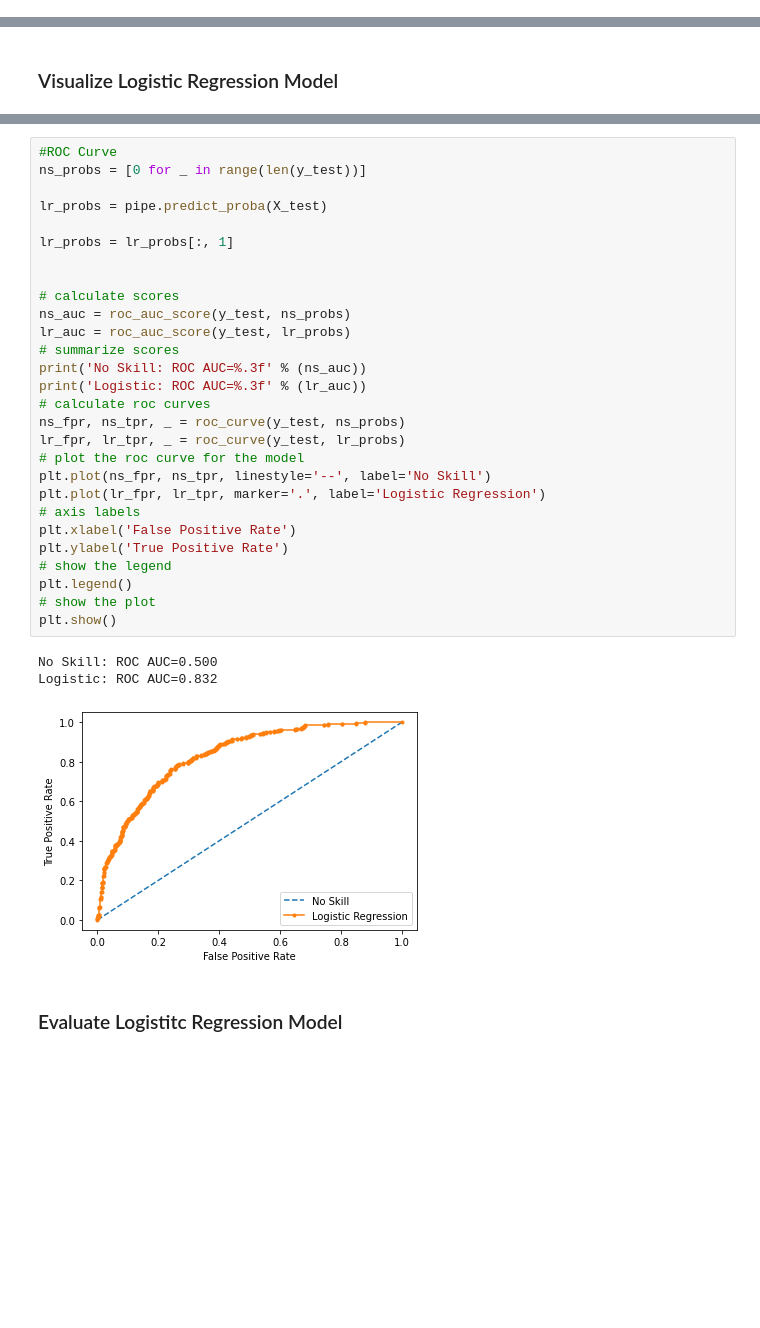
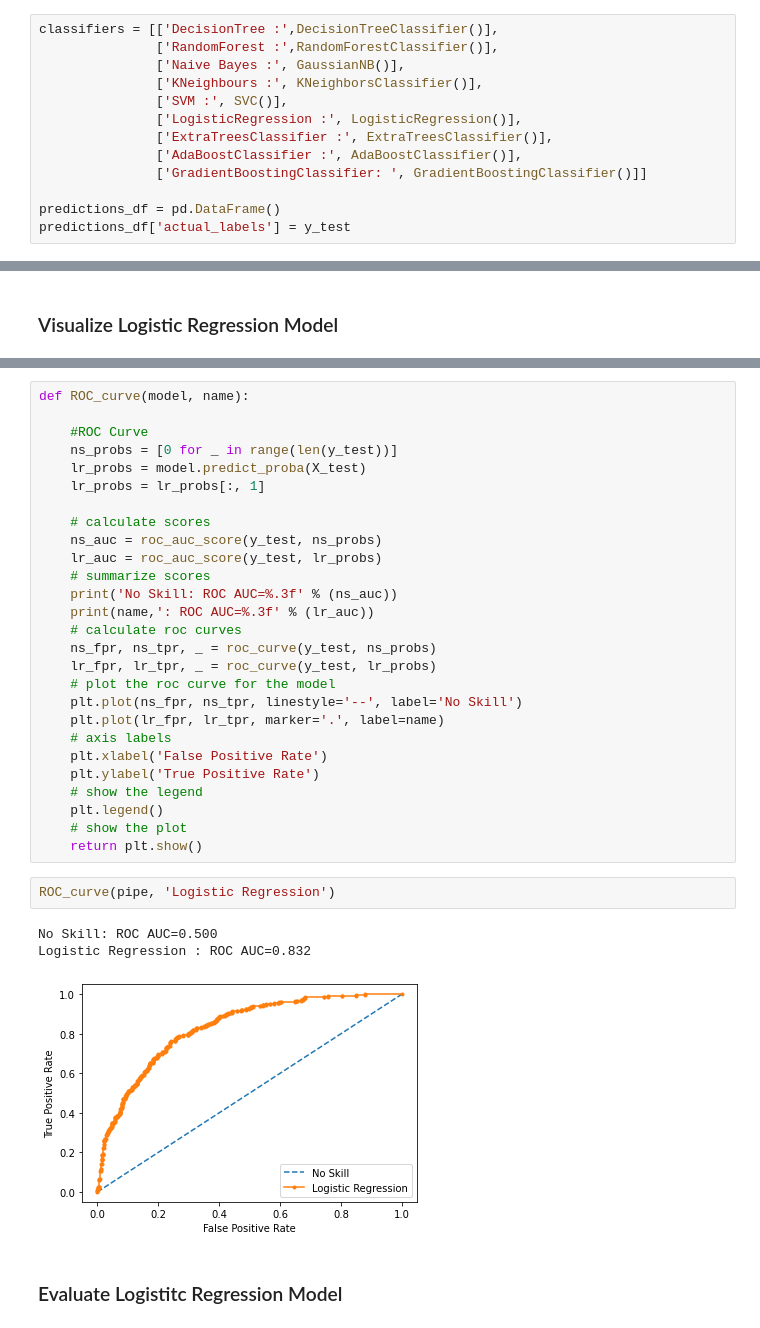
Before and after one commit to ehannell/customer_retention, a Jupyter notebook: Model/customer_retention_model.ipynb, the cells around one changed output, grey strips where cells are left out. Saved outputs shown, nothing was run; the diff lists cells and outputs as text; blank space fills up the shorter version.

```diff
--- a/Model/customer_retention_model.ipynb
+++ b/Model/customer_retention_model.ipynb
@@ -413,0 +488,13 @@ The first machine learning section of this notebook consists of a statistical tr
+# %%
+classifiers = [['DecisionTree :',DecisionTreeClassifier()],
+               ['RandomForest :',RandomForestClassifier()],
+               ['Naive Bayes :', GaussianNB()],
+               ['KNeighbours :', KNeighborsClassifier()],
+               ['SVM :', SVC()],
+               ['LogisticRegression :', LogisticRegression()],
+               ['ExtraTreesClassifier :', ExtraTreesClassifier()],
+               ['AdaBoostClassifier :', AdaBoostClassifier()],
+               ['GradientBoostingClassifier: ', GradientBoostingClassifier()]]
+
+predictions_df = pd.DataFrame()
+predictions_df['actual_labels'] = y_test
@@ -514,34 +627,35 @@ disp = plot_precision_recall_curve(pipe, X_test, y_test)
 # %%
-#ROC Curve
-ns_probs = [0 for _ in range(len(y_test))]
+def ROC_curve(model, name):
 
-lr_probs = pipe.predict_proba(X_test)
+    #ROC Curve
+    ns_probs = [0 for _ in range(len(y_test))]
+    lr_probs = model.predict_proba(X_test)
+    lr_probs = lr_probs[:, 1]
 
-lr_probs = lr_probs[:, 1]
-
-
-# calculate scores
-ns_auc = roc_auc_score(y_test, ns_probs)
-lr_auc = roc_auc_score(y_test, lr_probs)
-# summarize scores
-print('No Skill: ROC AUC=%.3f' % (ns_auc))
-print('Logistic: ROC AUC=%.3f' % (lr_auc))
-# calculate roc curves
-ns_fpr, ns_tpr, _ = roc_curve(y_test, ns_probs)
-lr_fpr, lr_tpr, _ = roc_curve(y_test, lr_probs)
-# plot the roc curve for the model
-plt.plot(ns_fpr, ns_tpr, linestyle='--', label='No Skill')
-plt.plot(lr_fpr, lr_tpr, marker='.', label='Logistic Regression')
-# axis labels
-plt.xlabel('False Positive Rate')
-plt.ylabel('True Positive Rate')
-# show the legend
-plt.legend()
-# show the plot
-plt.show()
+    # calculate scores
+    ns_auc = roc_auc_score(y_test, ns_probs)
+    lr_auc = roc_auc_score(y_test, lr_probs)
+    # summarize scores
+    print('No Skill: ROC AUC=%.3f' % (ns_auc))
+    print(name,': ROC AUC=%.3f' % (lr_auc))
+    # calculate roc curves
+    ns_fpr, ns_tpr, _ = roc_curve(y_test, ns_probs)
+    lr_fpr, lr_tpr, _ = roc_curve(y_test, lr_probs)
+    # plot the roc curve for the model
+    plt.plot(ns_fpr, ns_tpr, linestyle='--', label='No Skill')
+    plt.plot(lr_fpr, lr_tpr, marker='.', label=name)
+    # axis labels
+    plt.xlabel('False Positive Rate')
+    plt.ylabel('True Positive Rate')
+    # show the legend
+    plt.legend()
+    # show the plot
+    return plt.show()
-# %% [output]
-No Skill: ROC AUC=0.500
-Logistic: ROC AUC=0.832
-[figure, removed]
+# %%
+ROC_curve(pipe, 'Logistic Regression')
+# %% [output]
+No Skill: ROC AUC=0.500
+Logistic Regression : ROC AUC=0.832
+[figure, added]
 # %% [markdown]
 ### Evaluate Logistitc Regression Model
```
Also changed, not shown: parts of 62 cells of this notebook.
